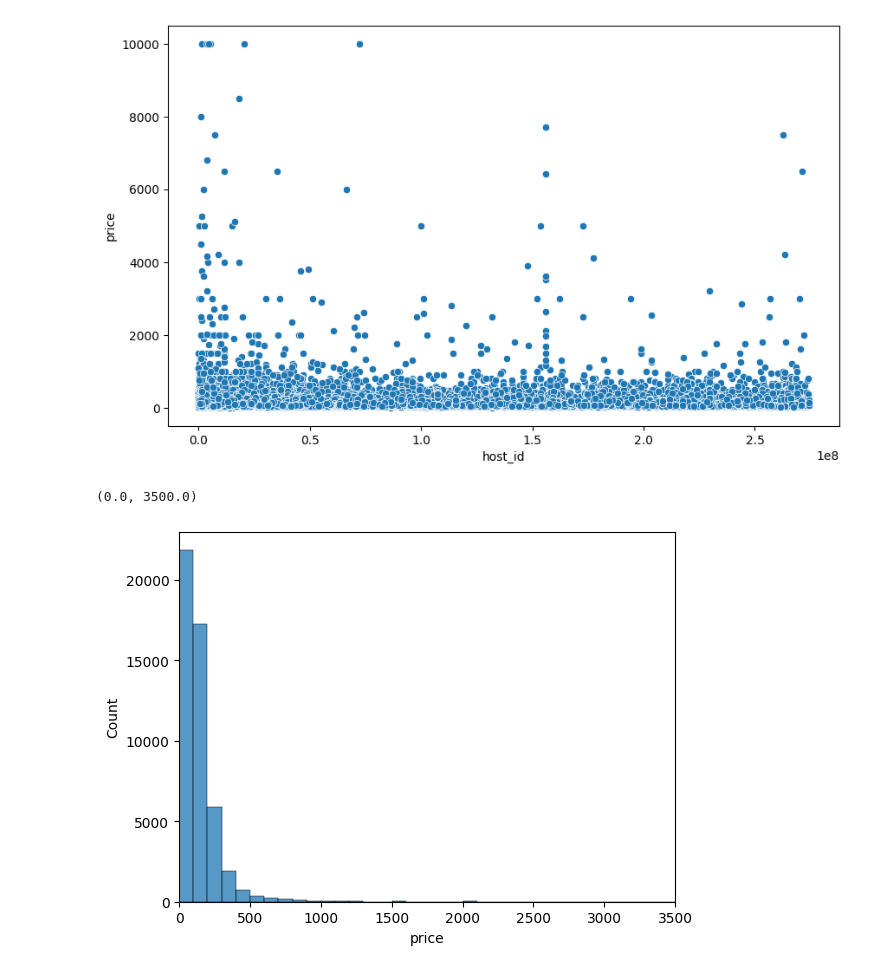
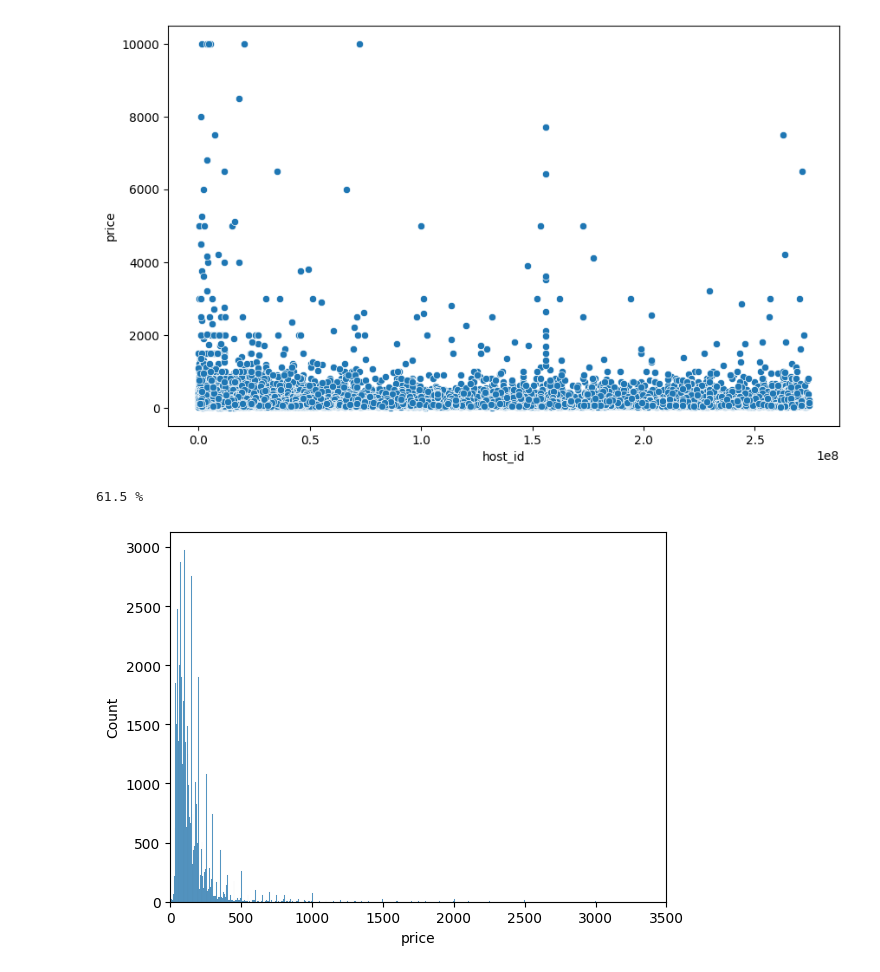
Before and after one commit to Ayomide906/test, a Jupyter notebook: Data_analysis_pandas/maths_stats.ipynb, the cells around one changed output. Drawn from its saved outputs; the diff is of its cells as text; code cells hidden in the pictures.

```diff
--- a/Data_analysis_pandas/maths_stats.ipynb
+++ b/Data_analysis_pandas/maths_stats.ipynb
@@ -93,8 +89,14 @@ plt.show()
 # %% [output]
 [figure]
 # %%
-sns.histplot(df_ny["price"],bins=100)
+sns.histplot(df_ny["price"])
 plt.xlim(0,3500)
+q1=df_ny.price.quantile(0.25)
+q3=df_ny.price.quantile(0.75)
+iqr=q3-q1
+mad_val = (df_ny['price'] - df_ny['price'].mean()).abs().mean()
+std_val =df_ny.price.std()
+print(round((std_val-mad_val)*100/std_val,2),"%")
 # %% [output]
-(0.0, 3500.0)
+61.5 %
-[figure, old version]
+[figure, new version]
```
Also changed, not shown: parts of 6 cells of this notebook.
